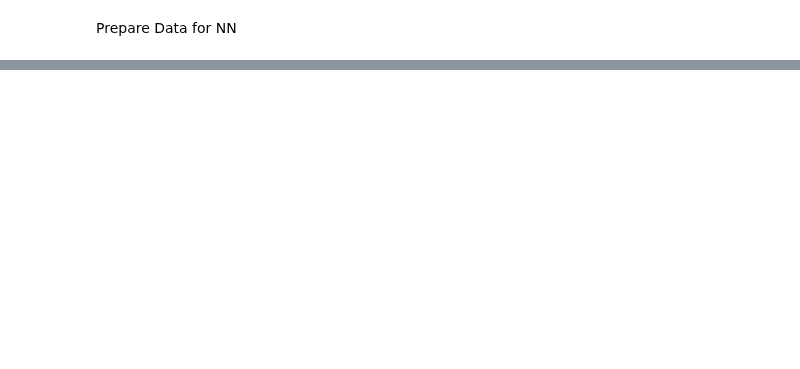
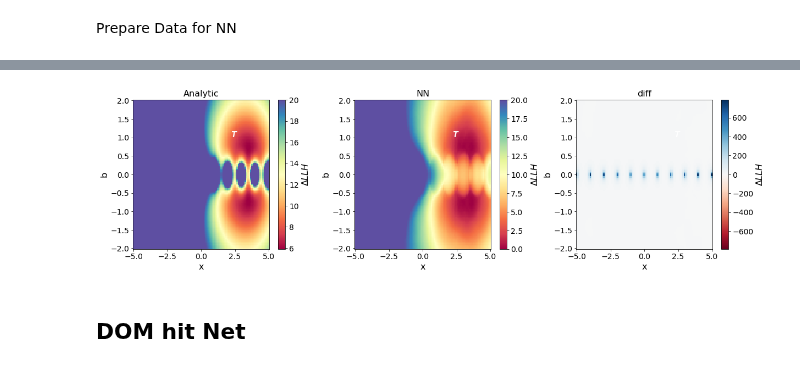
Before and after one commit to philippeller/freeDOM, a Jupyter notebook: notebooks/peller/toy_experiment_NNs.ipynb, the cells around one changed output, grey strips where cells are left out. Saved outputs shown, nothing was run; the diff lists cells and outputs as text; code cells hidden in the pictures; blank space fills up the shorter version.

```diff
--- a/notebooks/peller/toy_experiment_NNs.ipynb
+++ b/notebooks/peller/toy_experiment_NNs.ipynb
@@ -281,0 +279,27 @@ Text(0.5, 1.0, 'diff')
+# %%
+chargenet.llh = tf.keras.models.clone_model(chargenet.model)
+chargenet.llh.set_weights(chargenet.model.get_weights())
+chargenet.llh.layers[-1].activation = tf.keras.activations.linear
+chargenet.llh.compile()
+# %%
+# some nasty gymnastics to get the NN inputs for the grid scan
+chargenet.tt = np.vstack([g.get_array('x', flat=True), g.get_array('b', flat=True), np.ones(np.prod(g.shape)) * example_N_src]).T
+chargenet.tts = np.repeat(chargenet.tt, len(toy_experiment.detector_xs), axis=0)
+
+chargenet.xxs = np.repeat(test_event[0][np.newaxis,:, :], np.prod(g.shape), axis=0)
+chargenet.xxs = chargenet.xxs.reshape(-1, 3)
+# %%
+chargenet.llhs = chargenet.llh.predict([chargenet.xxs, chargenet.tts])
+# %%
+g['charge_llh'] = -np.sum(chargenet.llhs.reshape(-1, len(toy_experiment.detector_xs)), axis=1).reshape(g.shape)
+g['charge_llh'] -= np.min(g['charge_llh'])
+# %%
+fig, ax = plt.subplots(1, 3, figsize=(20,5))
+plt.subplots_adjust(wspace=0.3)
+
+plot_diff(g['dom_charge_terms'], g['charge_llh'], title_a='Analytic', title_b='NN', vmax=20, axes=ax)
+plot_truth(ax, example_x_src, example_b_src)
+# %% [output]
+[figure, added]
+# %% [markdown]
+## DOM hit Net
```
Also changed, not shown: parts of 53 cells of this notebook.
